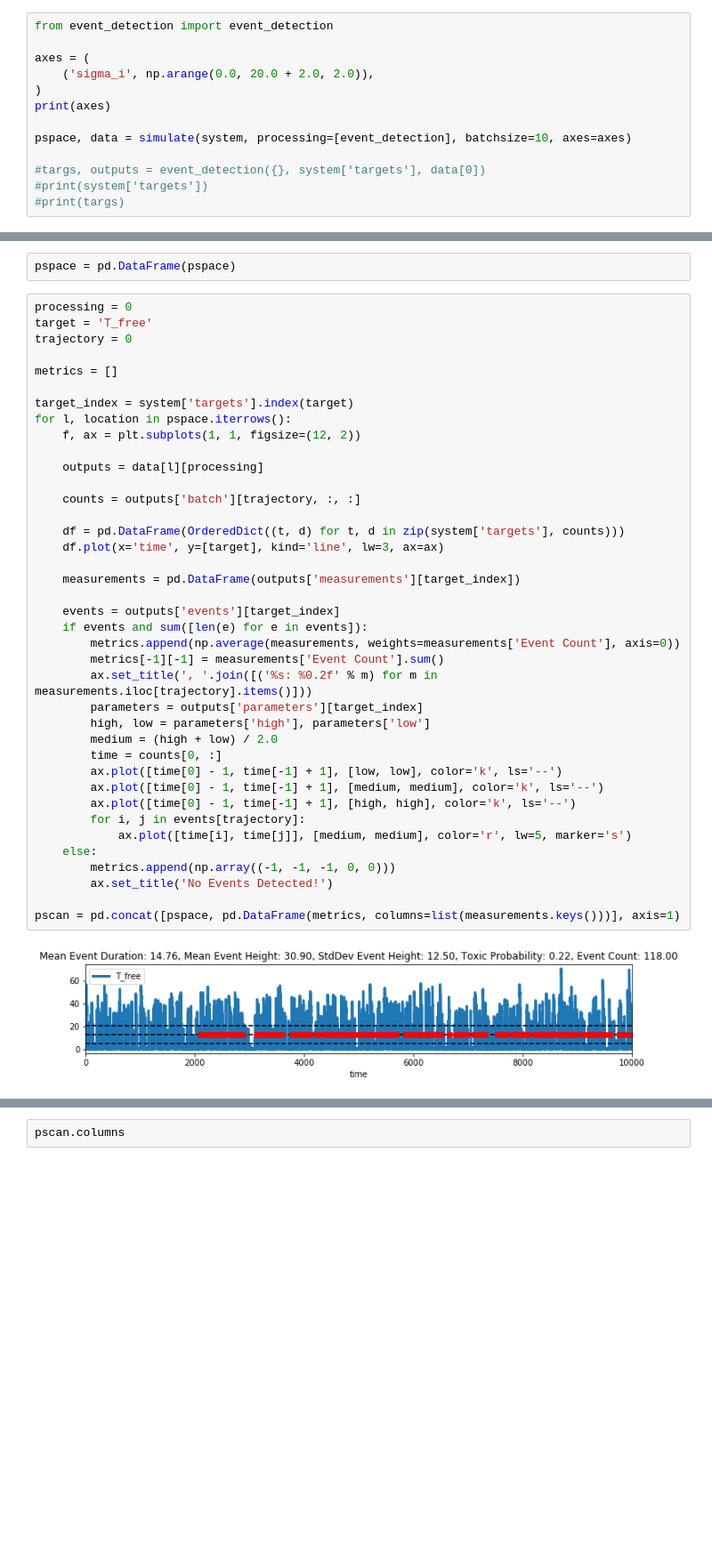
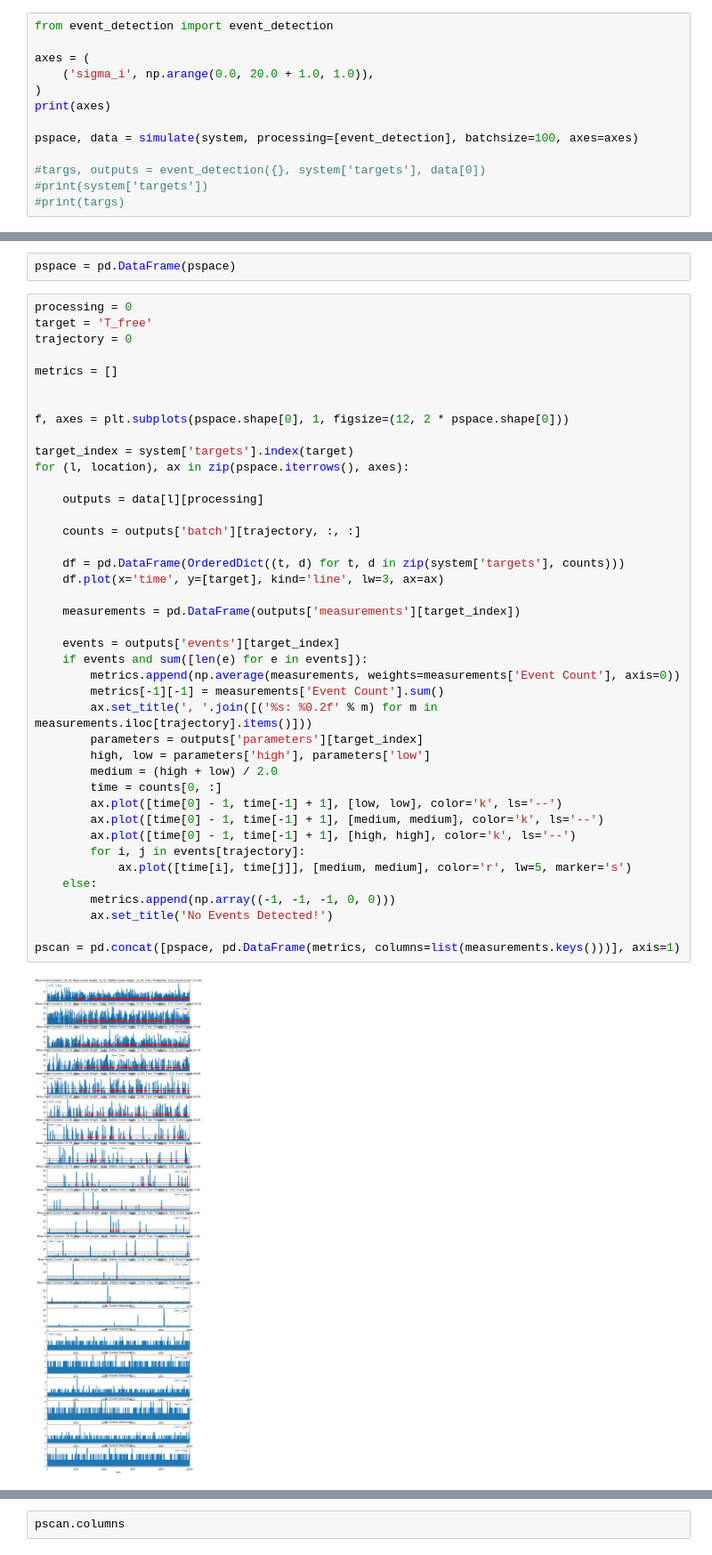
Before and after one commit to ctogle/mini_gillespiem, a Jupyter notebook: TAmodule_aim2.ipynb, the cells around one changed output, grey strips where cells are left out. Shown at 89% size. Drawn from its saved outputs; the diff is of its cells as text; blank space fills up the shorter version.

Commit message:
pscan plot fix

```diff
--- a/TAmodule_aim2.ipynb
+++ b/TAmodule_aim2.ipynb
@@ -124,11 +124,11 @@ df.plot(x='time', y=['T_free', 'i', 'I'], kind='line', figsize=(12, 8))
 from event_detection import event_detection
 
 axes = (
-    ('sigma_i', np.arange(0.0, 20.0 + 2.0, 2.0)),
+    ('sigma_i', np.arange(0.0, 20.0 + 1.0, 1.0)),
 )
 print(axes)
 
-pspace, data = simulate(system, processing=[event_detection], batchsize=10, axes=axes)
+pspace, data = simulate(system, processing=[event_detection], batchsize=100, axes=axes)
 
 #targs, outputs = event_detection({}, system['targets'], data[0])
 #print(system['targets'])
@@ -146,37 +147,39 @@ trajectory = 0
 
 metrics = []
 
+
+f, axes = plt.subplots(pspace.shape[0], 1, figsize=(12, 2 * pspace.shape[0]))
+
 target_index = system['targets'].index(target)
-for l, location in pspace.iterrows():
-    f, ax = plt.subplots(1, 1, figsize=(12, 2))
+for (l, location), ax in zip(pspace.iterrows(), axes):
 
     outputs = data[l][processing]
 
     counts = outputs['batch'][trajectory, :, :]
 
     df = pd.DataFrame(OrderedDict((t, d) for t, d in zip(system['targets'], counts)))
     df.plot(x='time', y=[target], kind='line', lw=3, ax=ax)
 
     measurements = pd.DataFrame(outputs['measurements'][target_index])
 
     events = outputs['events'][target_index]
     if events and sum([len(e) for e in events]):
         metrics.append(np.average(measurements, weights=measurements['Event Count'], axis=0))
         metrics[-1][-1] = measurements['Event Count'].sum()
         ax.set_title(', '.join([('%s: %0.2f' % m) for m in measurements.iloc[trajectory].items()]))
         parameters = outputs['parameters'][target_index]
         high, low = parameters['high'], parameters['low']
         medium = (high + low) / 2.0
         time = counts[0, :]
         ax.plot([time[0] - 1, time[-1] + 1], [low, low], color='k', ls='--')
         ax.plot([time[0] - 1, time[-1] + 1], [medium, medium], color='k', ls='--')
         ax.plot([time[0] - 1, time[-1] + 1], [high, high], color='k', ls='--')
         for i, j in events[trajectory]:
             ax.plot([time[i], time[j]], [medium, medium], color='r', lw=5, marker='s')
     else:
         metrics.append(np.array((-1, -1, -1, 0, 0)))
         ax.set_title('No Events Detected!')
 
 pscan = pd.concat([pspace, pd.DataFrame(metrics, columns=list(measurements.keys()))], axis=1)
 # %% [output]
-[figure, old version]
+[figure, new version]
```
Also changed, not shown: parts of 3 cells of this notebook.
